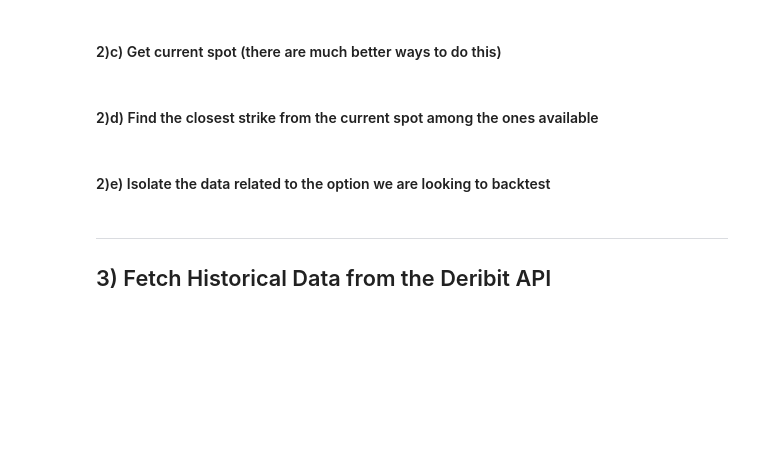
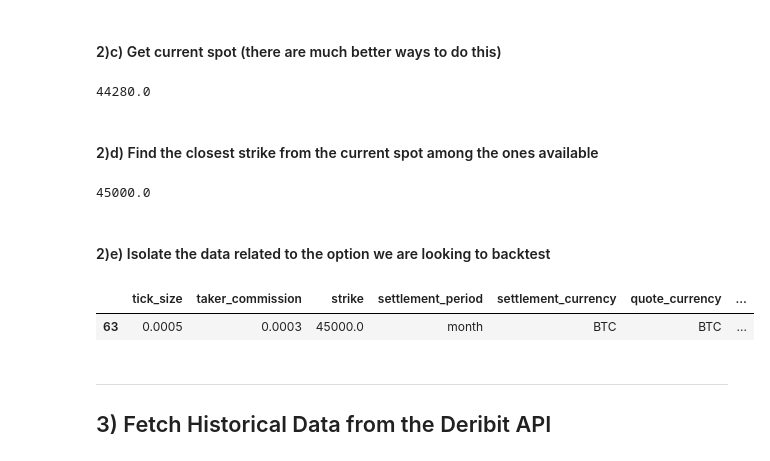
Before and after one commit to marcNY/crypto_option_dashboard, a Jupyter notebook: notebooks/WebApp Template.ipynb, the cells around one changed output. Cells and saved outputs as stored; diff of their text form; code cells hidden in the pictures; blank space fills up the shorter version.

```diff
--- a/notebooks/WebApp Template.ipynb
+++ b/notebooks/WebApp Template.ipynb
@@ -59,6 +70,10 @@ ts_today = today_dt.timestamp() * 1000
 spot_ohlcv = api.get_historical_data(ts_today, ts_today, underlying + "-PERPETUAL", "1D")
 
 spot = (spot_ohlcv['open'][0] + spot_ohlcv['close'][0] + spot_ohlcv['high'][0] + spot_ohlcv['low'][0]) / 4
+
+print(spot)
+# %% [output]
+44280.0
 # %% [markdown]
 #### 2)d) Find the closest strike from the current spot among the ones available
 # %%
@@ -66,12 +81,21 @@ desired_option_type = desired_option_type.lower()
 
 strikes = instruments.loc[instruments['expiration_time'] == month_end_expiry].loc[instruments['option_type'] == desired_option_type].strike.unique()
 desired_strike = min(strikes, key=lambda x:abs(x-spot))
+
+print(desired_strike)
+# %% [output]
+45000.0
 # %% [markdown]
 #### 2)e) Isolate the data related to the option we are looking to backtest
 # %%
 instrument_data = instruments.loc[(instruments.expiration_time == month_end_expiry)
                                   & (instruments.option_type == desired_option_type)
                                   & (instruments.strike == desired_strike)]
+
+instrument_data
+# %% [output]
+|  | tick_size | taker_commission | strike | settlement_period | settlement_currency | quote_currency | ... |
+| 63 | 0.0005 | 0.0003 | 45000.0 | month | BTC | BTC | ... |
 # %% [markdown]
 ***
 ## 3) Fetch Historical Data from the Deribit API
```
Also changed, not shown: parts of 12 cells of this notebook.
